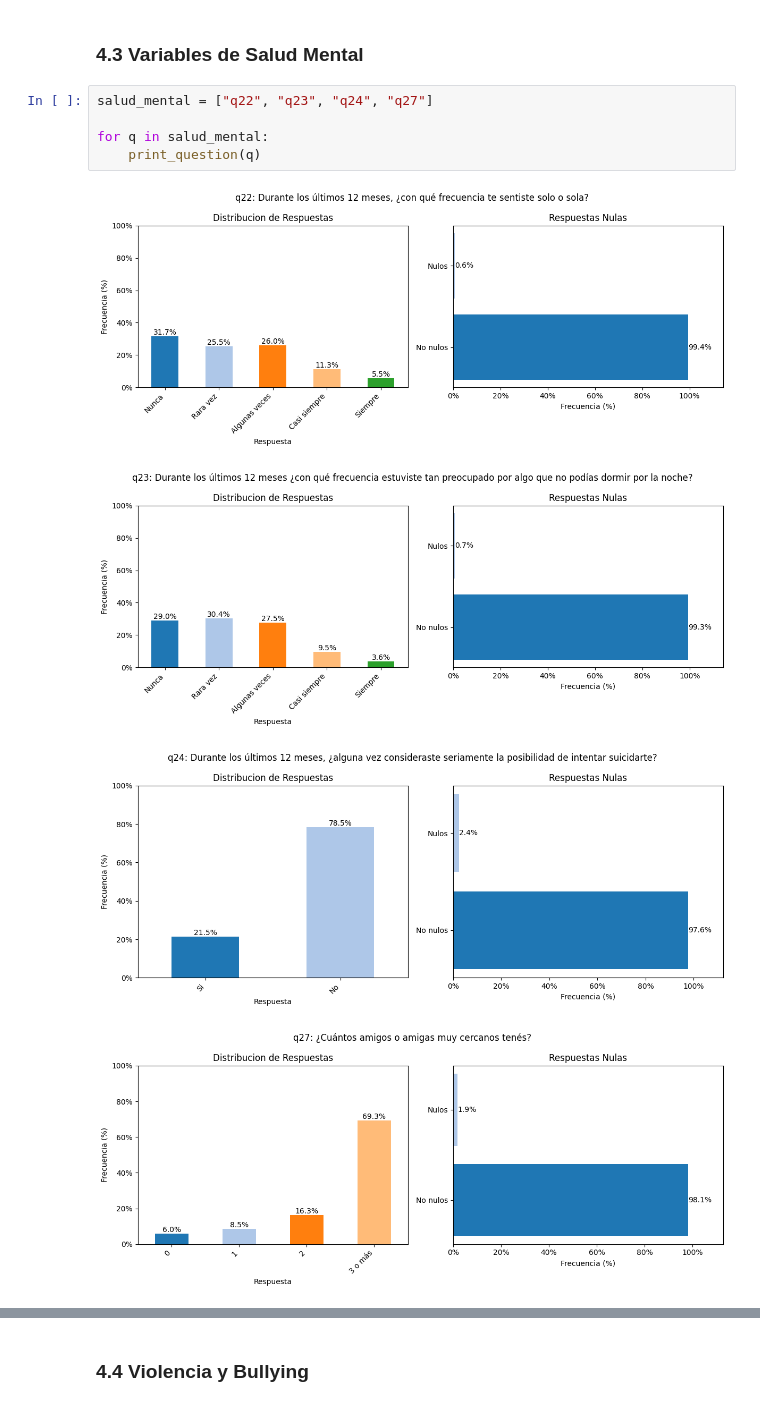
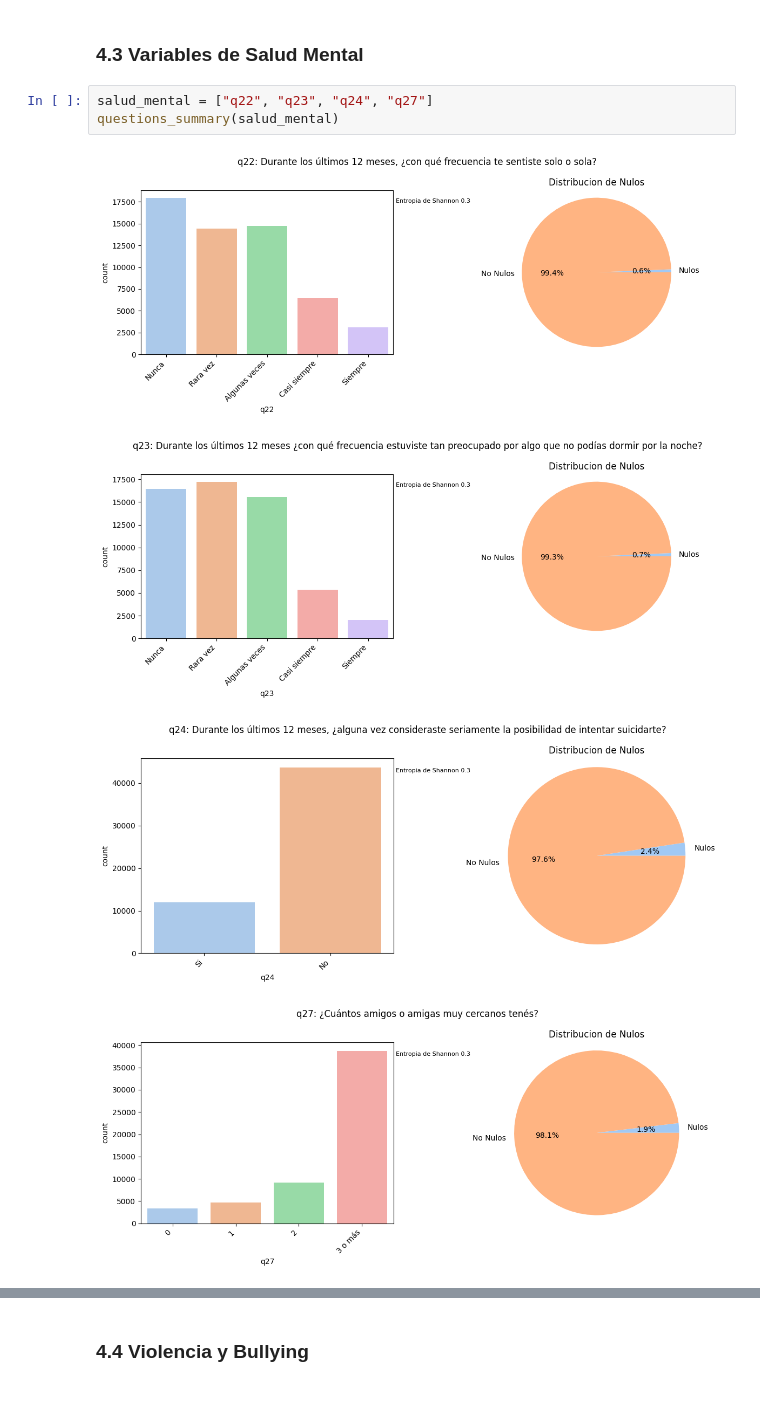
Before and after one commit to CimimUxMaio/tp_g10_AndD, a Jupyter notebook: EDA.ipynb, the cells around one changed output, grey strips where cells are left out. Cells and saved outputs as stored; diff of their text form.

```diff
--- a/EDA.ipynb
+++ b/EDA.ipynb
@@ -209,11 +218,9 @@ for q in demograficas:
 ### 4.3 Variables de Salud Mental
 # %%
 salud_mental = ["q22", "q23", "q24", "q27"]
-
-for q in salud_mental:
-    print_question(q)
+questions_summary(salud_mental)
 # %% [output]
-[figure, old version]
+[figure, new version]
-[figure, old version]
+[figure, new version]
-[figure, old version]
+[figure, new version]
-[figure, old version]
+[figure, new version]
```
Also changed, not shown: parts of 39 cells of this notebook, 4 other files.
